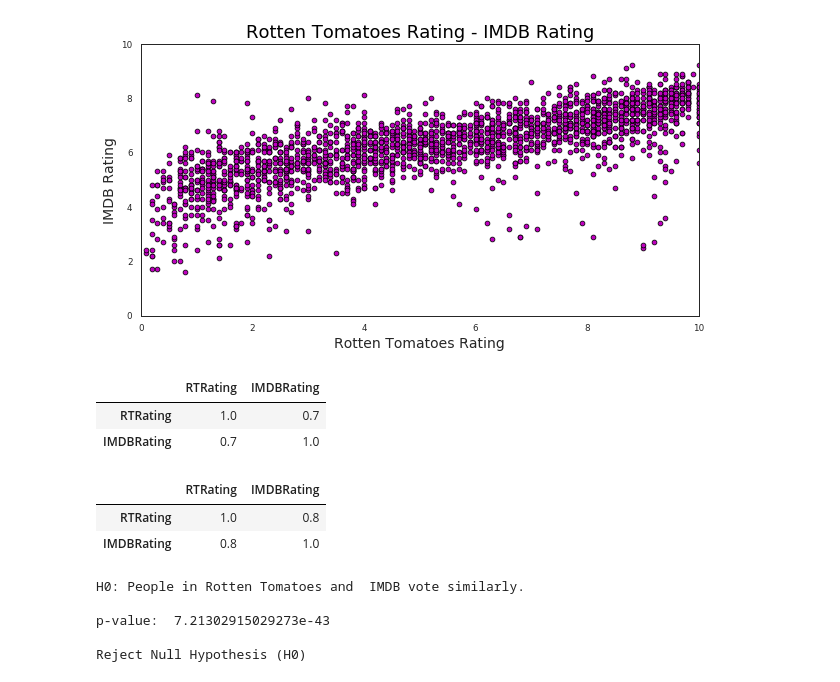
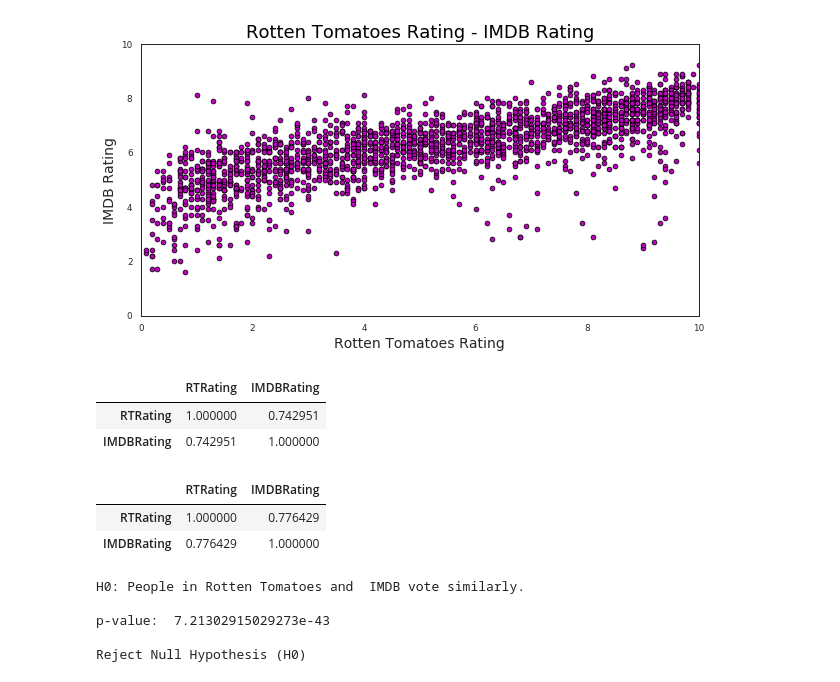
Before and after one commit to ioannapap/movies_data-mining_analysis, a Jupyter notebook: movies_analysis.ipynb, the cells around one changed output. Cells and saved outputs as stored; diff of their text form; code cells hidden in the pictures.

```diff
--- a/movies_analysis.ipynb
+++ b/movies_analysis.ipynb
@@ -325,6 +325,7 @@ plt.savefig('VotesGross_Scatterplot.png')
 [figure]
 # %%
 #Pearson Correlation Coefficient: Worldwide Gross and IMDB Votes
+pd.options.display.float_format = '{:.6f}'.format
 gross_votes_df.corr(method = 'pearson')
 # %% [output]
 |  | Gross | IMDBVotes |
@@ -351,6 +352,8 @@ if pval<0.05:
 else:
 
     print('\nAccept Null Hypothesis (H0)')
+
+pd.options.display.float_format = '{:.1f}'.format
 # %% [output]
 H0: Movies are more popular online, than in the cinema.
 
@@ -393,18 +396,19 @@ plt.savefig('RTR_IMDB_Ratings_Scatterplot.png')
 [figure]
 # %%
 #Pearson Correlation Coefficient: RTRating and IMDBRating
+pd.options.display.float_format = '{:.6f}'.format
 rtr_imdbr_df.corr(method = 'pearson')
 # %% [output]
 |  | RTRating | IMDBRating |
-| RTRating | 1.0 | 0.7 |
-| IMDBRating | 0.7 | 1.0 |
+| RTRating | 1.000000 | 0.742951 |
+| IMDBRating | 0.742951 | 1.000000 |
 # %%
 #Spearman Correlation Coefficient: RTRating and IMDBRating
 rtr_imdbr_df.corr(method = 'spearman')
 # %% [output]
 |  | RTRating | IMDBRating |
-| RTRating | 1.0 | 0.8 |
-| IMDBRating | 0.8 | 1.0 |
+| RTRating | 1.000000 | 0.776429 |
+| IMDBRating | 0.776429 | 1.000000 |
 # %%
 #2 sample z-test1:  RTRating and IMDBRating
 print('H0: People in Rotten Tomatoes and  IMDB vote similarly.\n ')
```
Also changed, not shown: parts of 7 cells of this notebook, 1 other file.
